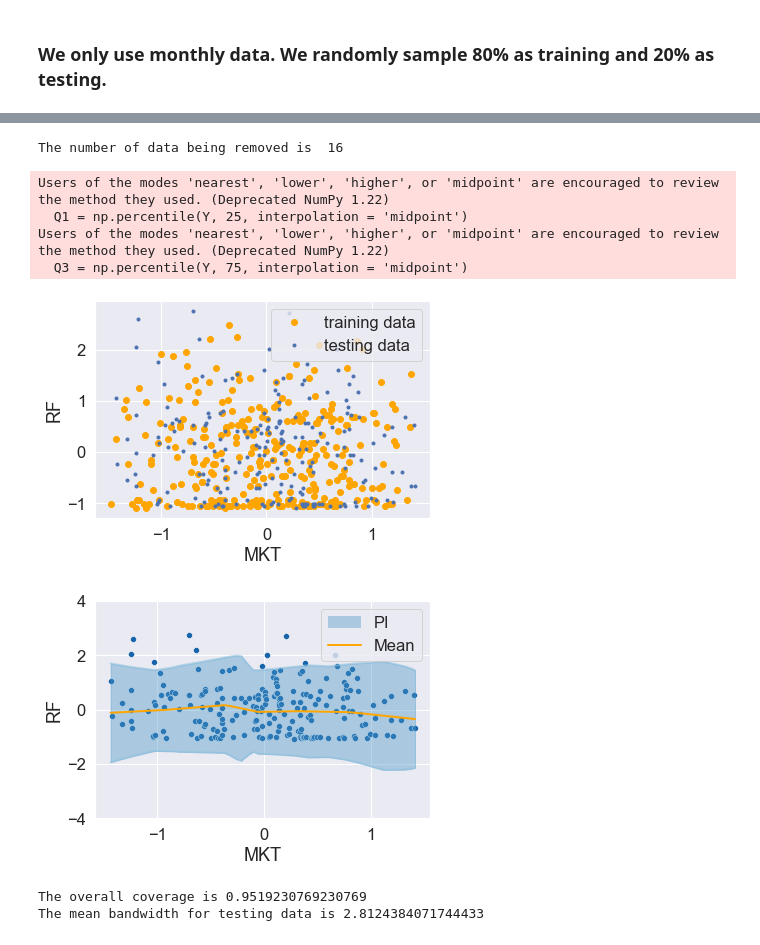
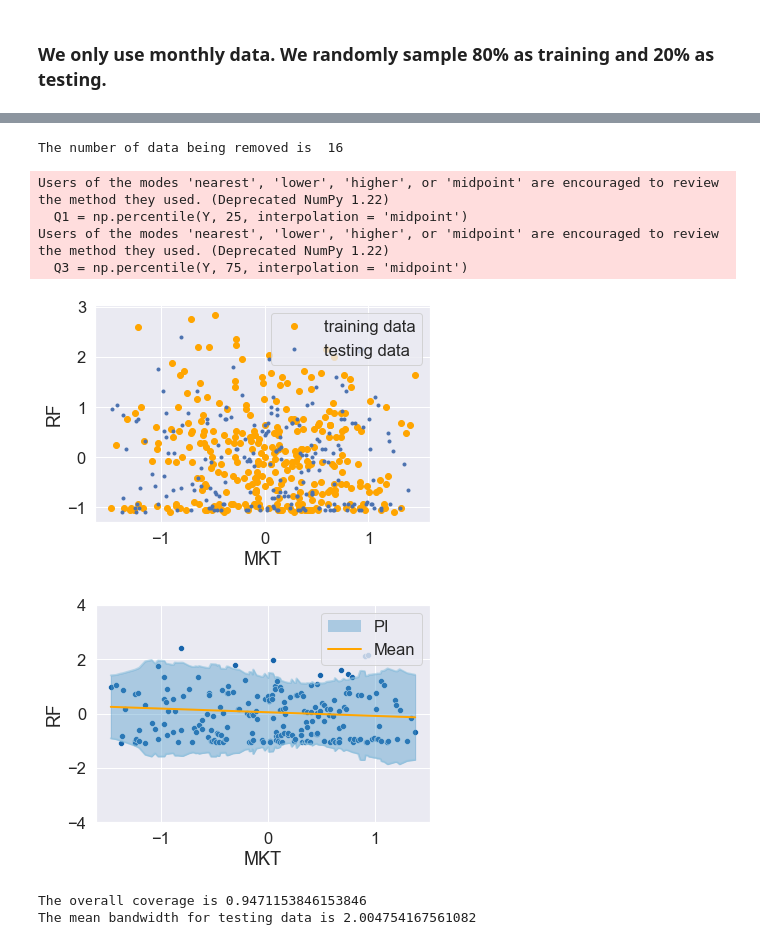
Before and after one commit to JiaweiGe0416/PI, a Jupyter notebook: FFData4.ipynb, the cells around one changed output, grey strips where cells are left out. Cells and saved outputs as stored; diff of their text form; code cells hidden in the pictures.

```diff
--- a/FFData4.ipynb
+++ b/FFData4.ipynb
@@ -157,6 +157,13 @@ def mean_est(est_type,X_pre,Y_pre,X_opt,X_adj,X_t):
         M_adj = model.predict(X_adj).reshape(-1,1)
         M_t = model.predict(X_t).reshape(-1,1)
         return model, M_opt, M_adj, M_t
+    if est_type == "lin":
+        model = LinearRegression()
+        model.fit(X_pre,Y_pre)
+        M_opt = model.predict(X_opt).reshape(-1,1)
+        M_adj = model.predict(X_adj).reshape(-1,1)
+        M_t = model.predict(X_t).reshape(-1,1)
+        return model, M_opt, M_adj, M_t
 # %%
 # train quantile estimator that estimate quantile for Y|X
 
@@ -458,7 +465,7 @@ Data = Data[index_keep[:,0].tolist(),:]
 
 print("The number of data being removed is ", Y.shape[0]-Data.shape[0])
 
-np.random.seed(0)
+np.random.seed(9)
 np.random.shuffle(Data) # delete this line if we are doing time series data
 pre_idx = int(Data.shape[0] * 0.2)
 opt_idx = int(Data.shape[0] * 0.5)
@@ -493,7 +500,7 @@ if known_mean == "True":
     M_adj = np.zeros(n_adj).reshape(-1,1)
     M_t = np.zeros(n_t).reshape(-1,1)
 else:
-    est_type = "NN1"
+    est_type = "lin"
     mdoel, M_opt, M_adj, M_t = mean_est(est_type,X_pre,Y_pre,X_opt,X_adj,X_t)
 
 # Obtain quantile estimators
@@ -560,7 +567,7 @@ Data = Data[index_keep[:,0].tolist(),:]
 
 print("The number of data being removed is ", Y.shape[0]-Data.shape[0])
 
-np.random.seed(2)
+np.random.seed(3)
 np.random.shuffle(Data) # delete this line if we are doing time series data
 pre_idx = int(Data.shape[0] * 0.2)
 opt_idx = int(Data.shape[0] * 0.5)
@@ -595,7 +602,7 @@ if known_mean == "True":
     M_adj = np.zeros(n_adj).reshape(-1,1)
     M_t = np.zeros(n_t).reshape(-1,1)
 else:
-    est_type = "NN1"
+    est_type = "lin"
     mdoel, M_opt, M_adj, M_t = mean_est(est_type,X_pre,Y_pre,X_opt,X_adj,X_t)
 
 # Obtain quantile estimators
@@ -662,7 +669,7 @@ Data = Data[index_keep[:,0].tolist(),:]
 
 print("The number of data being removed is ", Y.shape[0]-Data.shape[0])
 
-np.random.seed(2)
+np.random.seed(7)
 np.random.shuffle(Data) # delete this line if we are doing time series data
 pre_idx = int(Data.shape[0] * 0.2)
 opt_idx = int(Data.shape[0] * 0.5)
@@ -697,7 +704,7 @@ if known_mean == "True":
     M_adj = np.zeros(n_adj).reshape(-1,1)
     M_t = np.zeros(n_t).reshape(-1,1)
 else:
-    est_type = "NN1"
+    est_type = "lin"
     mdoel, M_opt, M_adj, M_t = mean_est(est_type,X_pre,Y_pre,X_opt,X_adj,X_t)
 
 # Obtain quantile estimators
@@ -708,34 +715,34 @@ m3,Q3_opt,Q3_adj,Q3_t = est_quantile("qrf",quantile[2],X_pre,Y_pre,X_opt,X_adj,X
 m4,Q4_opt,Q4_adj,Q4_t = est_quantile("gb",quantile[3],X_pre,Y_pre,X_opt,X_adj,X_t)
 
 # construct estimator matrix
 E_opt = np.hstack(((Q1_opt-M_opt)**2, (Q2_opt-M_opt)**2, (Q3_opt-M_opt)**2, (Q4_opt-M_opt)**2))
 E_opt = E_opt.T
 E_adj = np.hstack(((Q1_adj-M_adj)**2, (Q2_adj-M_adj)**2, (Q3_adj-M_adj)**2, (Q4_adj-M_adj)**2))
 E_adj = E_adj.T
 E_t = np.hstack(((Q1_t-M_t)**2, (Q2_t-M_t)**2, (Q3_t-M_t)**2, (Q4_t-M_t)**2))
 E_t = E_t.T
 
 # solve optimization problem
 
 V100_adj, V100_t = solve_opt(X_opt,Y_opt, M_opt, M_adj, M_t, X_adj, X_t, "aug", E_opt, E_adj, E_t)
 #V100_adj, V100_t = solve_opt(X_opt,Y_opt, M_opt, M_adj, M_t, X_adj, X_t, "rkhs_poly", degree = 3)
 #V100_adj, V100_t = solve_opt(X_opt,Y_opt, M_opt, M_adj, M_t, X_adj, X_t, "rkhs_rbf", sigma = 2)
 
 # adjust interval
 alpha = 0.05
 delta = interval_adj(X_adj,Y_adj,M_adj,V100_adj,alpha)
 
 # plot
 #my_plot(X_t,Y_t,M_t,V100_t)
 V_alpha_t = delta*V100_t
 my_plot(X_t,Y_t,M_t,V_alpha_t,X_axis = X_axis, Y_axis = Y_axis,ylim = [-4,4])
 # %% [output]
 The number of data being removed is  16
 Users of the modes 'nearest', 'lower', 'higher', or 'midpoint' are encouraged to review the method they used. (Deprecated NumPy 1.22)
   Q1 = np.percentile(Y, 25, interpolation = 'midpoint')
 Users of the modes 'nearest', 'lower', 'higher', or 'midpoint' are encouraged to review the method they used. (Deprecated NumPy 1.22)
   Q3 = np.percentile(Y, 75, interpolation = 'midpoint')
-[figure, old version]
+[figure, new version]
-[figure, old version]
+[figure, new version]
-The overall coverage is 0.9519230769230769
-The mean bandwidth for testing data is 2.8124384071744433
+The overall coverage is 0.9471153846153846
+The mean bandwidth for testing data is 2.004754167561082
```
Also changed, not shown: parts of 2 cells of this notebook, 4 other files.
